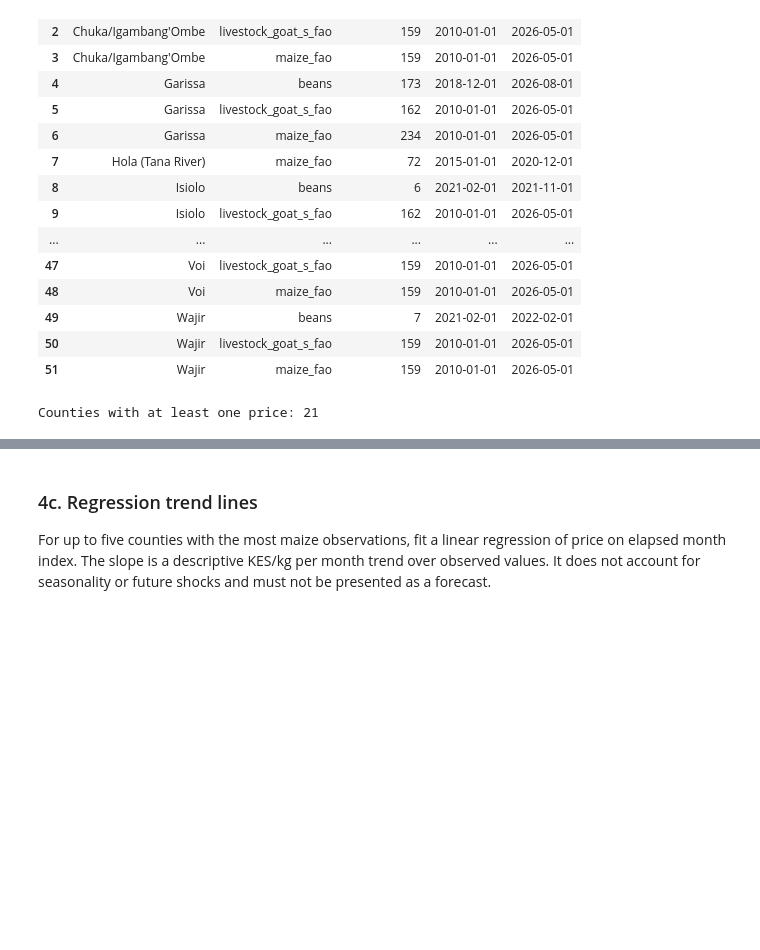
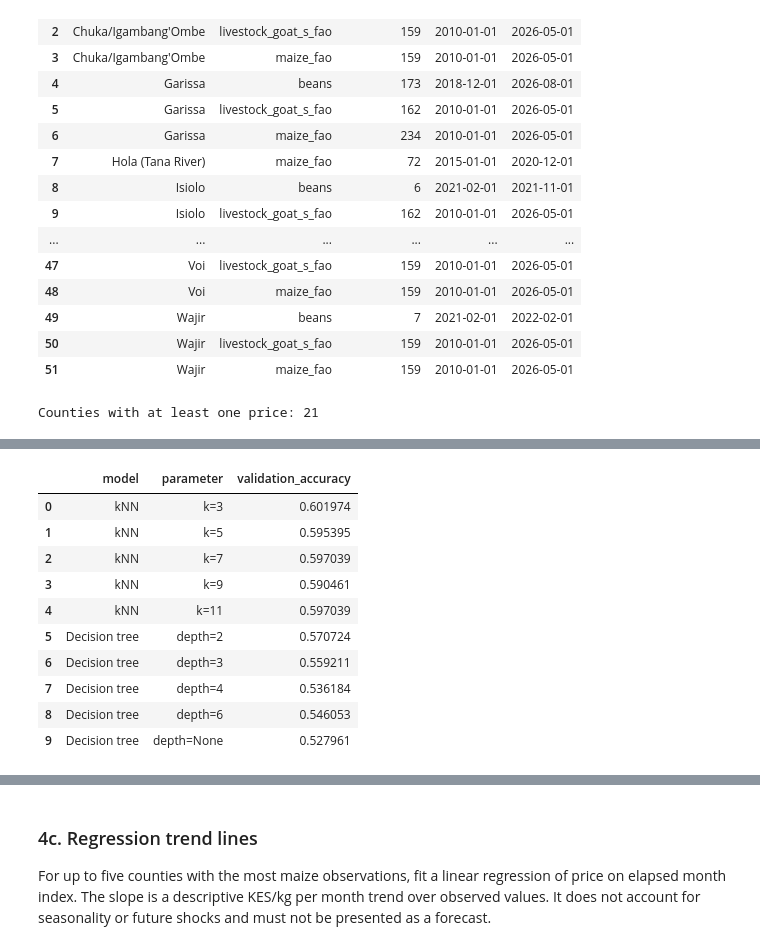
Before and after one commit to lynnshylynn-code/price-check-ke, a Jupyter notebook: notebooks/rtfp_crisp_dm.ipynb, the cells around one changed output, grey strips where cells are left out. Cells and saved outputs as stored; diff of their text form; code cells hidden in the pictures; blank space fills up the shorter version.

```diff
--- a/notebooks/rtfp_crisp_dm.ipynb
+++ b/notebooks/rtfp_crisp_dm.ipynb
@@ -242,10 +266,12 @@ model_data = (monthly.dropna(subset=["prior_price", "prior_trailing_mean", "prio
               .sort_values(["month", "adm2_name"]).copy())
 feature_cols = ["prior_price", "prior_trailing_mean", "prior_pct_change"]
 unique_months = sorted(model_data["month"].unique())
-split_month = unique_months[int(len(unique_months) * .8)]
-train, test = model_data[model_data["month"] < split_month], model_data[model_data["month"] >= split_month]
-X_train, X_test = train[feature_cols], test[feature_cols]
-y_train, y_test = train["trend"], test["trend"]
-print("Chronological train rows:", len(train), "test rows:", len(test))
-print("Train last month:", train["month"].max(), "test first month:", test["month"].min())
+test_month = unique_months[int(len(unique_months) * .8)]
+train, test = model_data[model_data["month"] < test_month], model_data[model_data["month"] >= test_month]
+train_months = sorted(train["month"].unique())
+validation_month = train_months[int(len(train_months) * .8)]
+fit_train, validation = train[train["month"] < validation_month], train[train["month"] >= validation_month]
+print("Fit rows:", len(fit_train), "validation rows:", len(validation), "final test rows:", len(test))
+print("Fit ends:", fit_train["month"].max(), "validation:", validation["month"].min(), "to", validation["month"].max())
+print("Final train ends:", train["month"].max(), "test starts:", test["month"].min())
 # %% [output]
@@ -319,0 +281,68 @@ weighted avg       0.55      0.51      0.51       624
+# %%
+validation_rows = []
+for k in [3, 5, 7, 9, 11]:
+    if k > len(fit_train):
+        continue
+    scaler = MinMaxScaler().fit(fit_train[feature_cols])
+    model = KNeighborsClassifier(n_neighbors=k).fit(
+        scaler.transform(fit_train[feature_cols]), fit_train["trend"]
+    )
+    predicted = model.predict(scaler.transform(validation[feature_cols]))
+    validation_rows.append({"model": "kNN", "parameter": f"k={k}",
+                            "validation_accuracy": accuracy_score(validation["trend"], predicted)})
+for depth in [2, 3, 4, 6, None]:
+    model = DecisionTreeClassifier(max_depth=depth, random_state=42, class_weight="balanced")
+    model.fit(fit_train[feature_cols], fit_train["trend"])
+    predicted = model.predict(validation[feature_cols])
+    validation_rows.append({"model": "Decision tree", "parameter": f"depth={depth}",
+                            "validation_accuracy": accuracy_score(validation["trend"], predicted)})
+validation_results = pd.DataFrame(validation_rows)
+display(validation_results)
+best_knn = validation_results[validation_results["model"].eq("kNN")].sort_values(
+    ["validation_accuracy", "parameter"], ascending=[False, True]
+).iloc[0]
+best_tree = validation_results[validation_results["model"].eq("Decision tree")].sort_values(
+    ["validation_accuracy", "parameter"], ascending=[False, True]
+).iloc[0]
+best_k = int(best_knn["parameter"].split("=")[1])
+depth_text = best_tree["parameter"].split("=")[1]
+best_depth = None if depth_text == "None" else int(depth_text)
+
+final_scaler = MinMaxScaler().fit(train[feature_cols])
+knn = KNeighborsClassifier(n_neighbors=best_k).fit(
+    final_scaler.transform(train[feature_cols]), train["trend"]
+)
+knn_pred = knn.predict(final_scaler.transform(test[feature_cols]))
+tree = DecisionTreeClassifier(max_depth=best_depth, random_state=42, class_weight="balanced")
+tree.fit(train[feature_cols], train["trend"])
+tree_pred = tree.predict(test[feature_cols])
+baseline = DummyClassifier(strategy="most_frequent").fit(train[feature_cols], train["trend"])
+baseline_pred = baseline.predict(test[feature_cols])
+test_accuracy = {
+    "Most frequent baseline": accuracy_score(test["trend"], baseline_pred),
+    f"kNN (k={best_k})": accuracy_score(test["trend"], knn_pred),
+    f"Decision tree (depth={best_depth})": accuracy_score(test["trend"], tree_pred),
+}
+print("Final untouched chronological test accuracy:",
+      {name: round(float(value), 4) for name, value in test_accuracy.items()})
+print("Baseline majority class:", baseline.classes_[np.argmax(baseline.class_prior_)])
+for name, prediction in [("kNN", knn_pred), ("Decision tree", tree_pred)]:
+    print(name, "confusion matrix (labels falling, stable, rising):")
+    print(confusion_matrix(test["trend"], prediction, labels=["falling", "stable", "rising"]))
+    precision, recall, f1, support = precision_recall_fscore_support(
+        test["trend"], prediction, labels=["falling", "stable", "rising"], zero_division=0
+    )
+    display(pd.DataFrame({"precision": precision, "recall": recall, "f1": f1, "support": support},
+                         index=["falling", "stable", "rising"]))
+# %% [output]
+|  | model | parameter | validation_accuracy |
+| 0 | kNN | k=3 | 0.601974 |
+| 1 | kNN | k=5 | 0.595395 |
+| 2 | kNN | k=7 | 0.597039 |
+| 3 | kNN | k=9 | 0.590461 |
+| 4 | kNN | k=11 | 0.597039 |
+| 5 | Decision tree | depth=2 | 0.570724 |
+| 6 | Decision tree | depth=3 | 0.559211 |
+| 7 | Decision tree | depth=4 | 0.536184 |
+| 8 | Decision tree | depth=6 | 0.546053 |
+| 9 | Decision tree | depth=None | 0.527961 |
```
Also changed, not shown: parts of 10 cells of this notebook, 2 other files.
